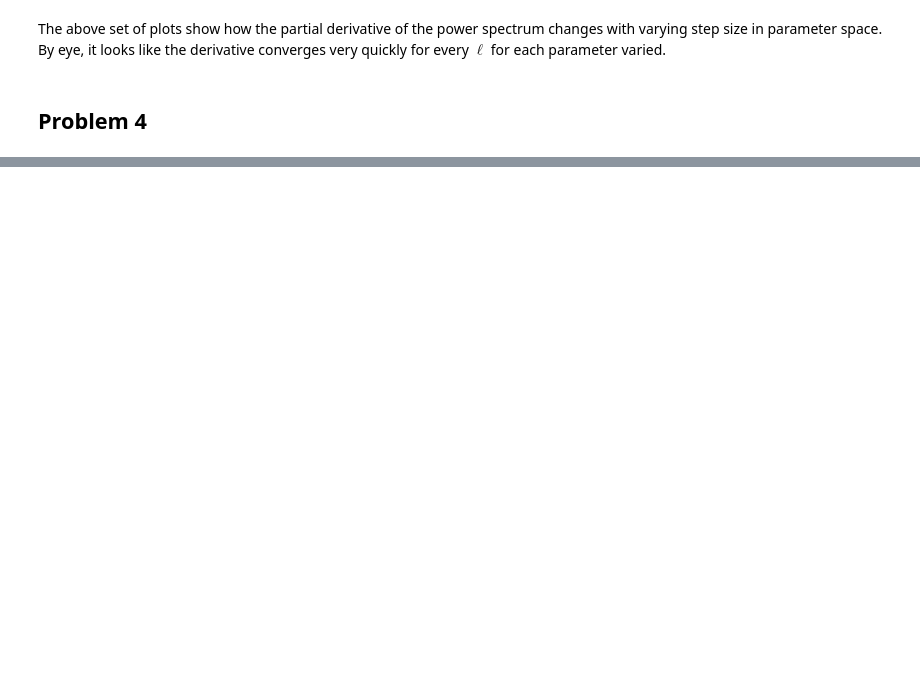
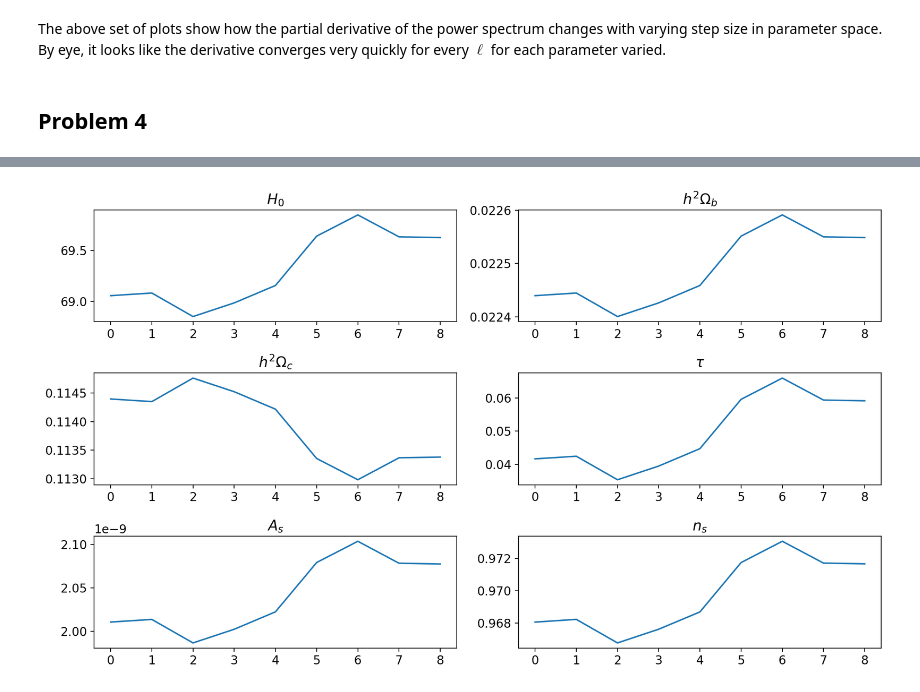
Before and after one commit to r-pascua/phys_512_f2020, a Jupyter notebook: PS3/PS3.ipynb, the cells around one changed output, grey strips where cells are left out. Saved outputs shown, nothing was run; the diff lists cells and outputs as text; code cells hidden in the pictures; blank space fills up the shorter version.

```diff
--- a/PS3/PS3.ipynb
+++ b/PS3/PS3.ipynb
@@ -460,0 +517,8 @@ fig = corner.corner(chain, labels=labels)
+# %%
+fig, axes = plt.subplots(3, 2, figsize=(12,7), dpi=200)
+for j, (ax, param) in enumerate(zip(axes.ravel(), labels)):
+    ax.plot(chain[Nsteps // 10:,j])
+    ax.set_title(param)
+fig.tight_layout()
+# %% [output]
+[figure, added]
```
Also changed, not shown: parts of 24 cells of this notebook.
